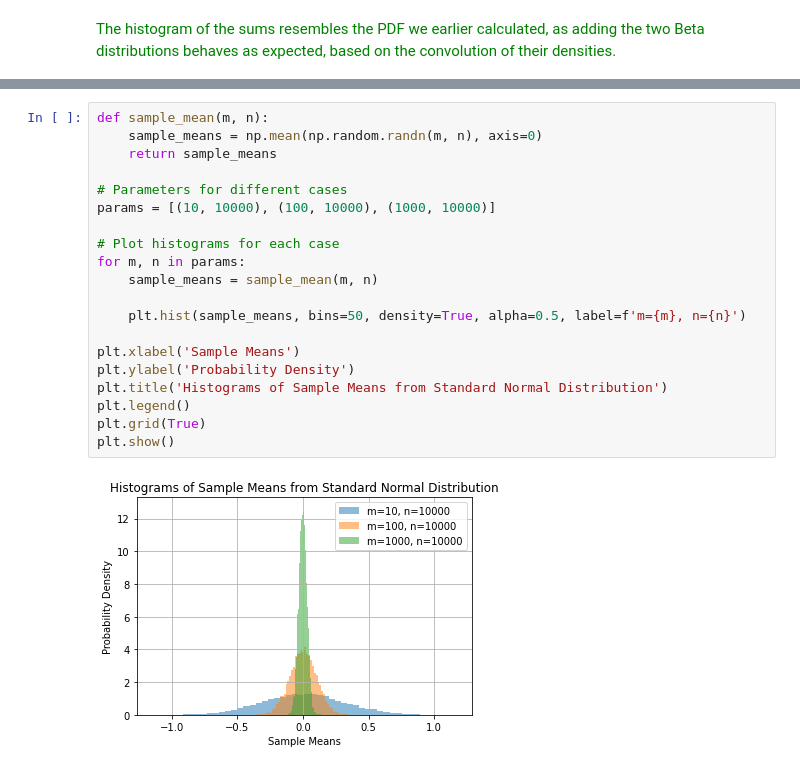
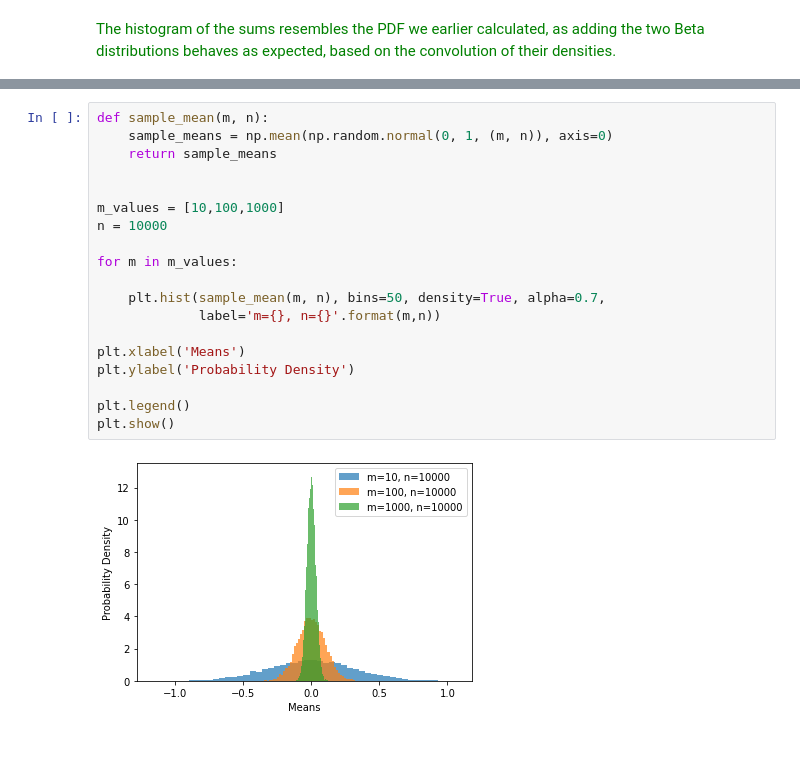
Before and after one commit to kianahs/Statistics, a Jupyter notebook: LAB2/Stats_Lab2.ipynb, the cells around one changed output, grey strips where cells are left out. Drawn from its saved outputs; the diff is of its cells as text.

```diff
--- a/LAB2/Stats_Lab2.ipynb
+++ b/LAB2/Stats_Lab2.ipynb
@@ -105,23 +105,22 @@ The histogram of the sums resembles the PDF we earlier calculated, as adding the
 ![image.png](attachment:image.png)
 # %%
 def sample_mean(m, n):
-    sample_means = np.mean(np.random.randn(m, n), axis=0)
+    sample_means = np.mean(np.random.normal(0, 1, (m, n)), axis=0)
     return sample_means
 
-# Parameters for different cases
-params = [(10, 10000), (100, 10000), (1000, 10000)]
 
-# Plot histograms for each case
-for m, n in params:
-    sample_means = sample_mean(m, n)
+m_values = [10,100,1000]
+n = 10000
 
-    plt.hist(sample_means, bins=50, density=True, alpha=0.5, label=f'm={m}, n={n}')
+for m in m_values:
 
-plt.xlabel('Sample Means')
+    plt.hist(sample_mean(m, n), bins=50, density=True, alpha=0.7,
+             label='m={}, n={}'.format(m,n))
+
+plt.xlabel('Means')
 plt.ylabel('Probability Density')
-plt.title('Histograms of Sample Means from Standard Normal Distribution')
+
 plt.legend()
-plt.grid(True)
 plt.show()
 # %% [output]
-[figure, old version]
+[figure, new version]
```
Also changed, not shown: parts of 7 cells of this notebook.
